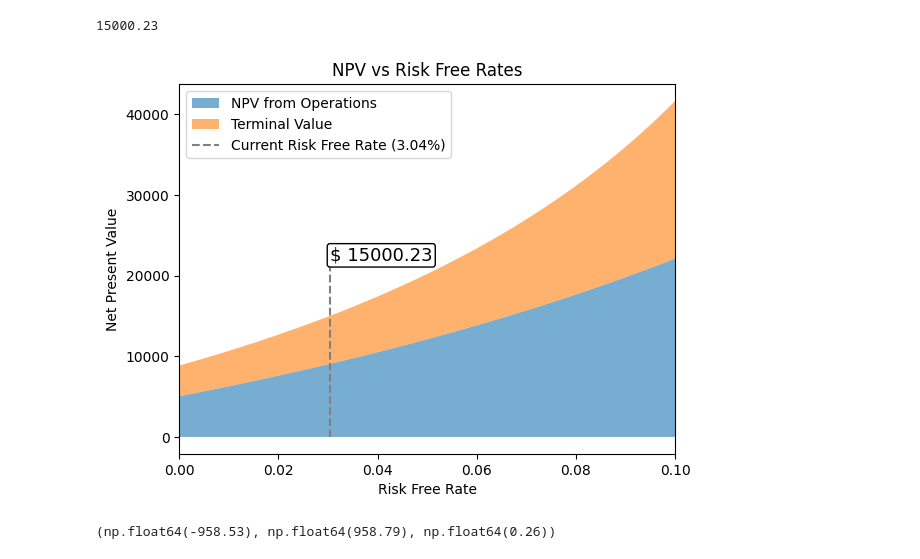
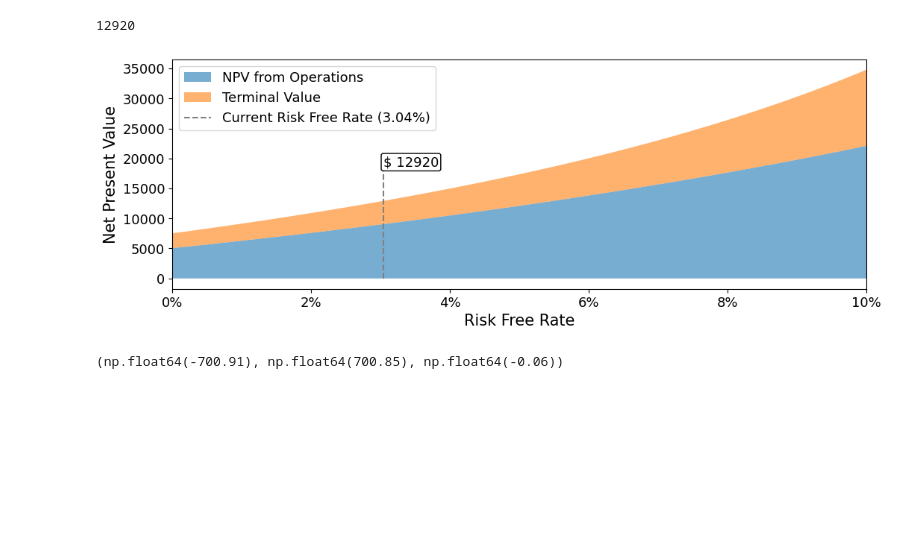
Before and after one commit to Zin9zan9/EntFi_Case_Study, a Jupyter notebook: case_study.ipynb, the cells around one changed output. Saved outputs shown, nothing was run; the diff lists cells and outputs as text; code cells hidden in the pictures; blank space fills up the shorter version.

```diff
--- a/case_study.ipynb
+++ b/case_study.ipynb
@@ -80,7 +81,7 @@ def calculate_npv(tax_rate = 0.35, investments = 18100, facility_costs = 16800,
         revenues *= (1 + revenue_growth)
 
         # Calculate Payout
-        cash_buffer = 0.05*(1+inflation_rate)*revenues
+        cash_buffer = 0.05*(1+revenue_growth)*revenues
         payout = ending_cash - cash_buffer
         starting_cash = ending_cash - payout
 
@@ -109,7 +110,7 @@ def calculate_npv(tax_rate = 0.35, investments = 18100, facility_costs = 16800,
         # print(f'NPV for year {i}: {round(npv, 2)}')
 
         if i == 9:
-            tv = payout * (1 + revenue_growth) / (wacc - revenue_growth)
+            tv = payout * (1 + revenue_growth) / (wacc - revenue_growth) * (1-tax_rate)
             tv *= cum_wacc
             # print(f'NPV without Terminal Value: {round(npv, 2)}')
             # print(f'NPV Terminal Value: {round(tv, 2)}')
@@ -245,50 +269,59 @@ operations_npv = npvs[0]
 terminal_value = npvs[1]
 
 # Specific risk free rate value at 0.0304
-total_npv_035 = calculate_npv(risk_free_rate=0.0304)[2]
+total_npv_035 = int(calculate_npv(risk_free_rate=0.0304)[2])
 print(total_npv_035)
 
 # Plot the stacked areas using risk_free_rates
+plt.figure(figsize=(12, 4))
 plt.fill_between(risk_free_rates, 0, operations_npv, label='NPV from Operations', alpha=0.6)
 plt.fill_between(risk_free_rates, operations_npv, operations_npv + terminal_value, label='Terminal Value', alpha=0.6)
 
 # Add a vertical line at risk_free_rate=0.0304
 plt.vlines(x=0.0304, ymin=0, ymax=total_npv_035 * 1.5, color='grey', linestyle='--', label='Current Risk Free Rate (3.04%)')
 
 # Add NPV at current risk free rate value label
 plt.text(
     0.0304,
     total_npv_035 * 1.5,
     r"$ " + str(total_npv_035),
     fontsize=13,
     va="center",
     bbox=dict(
         facecolor="white",
         edgecolor="black",
         boxstyle="round",
         pad=0.15
     ),
     zorder=10  # to make sure the text is on top
 )
 
 # Adding labels and title
-plt.xlabel('Risk Free Rate')
-plt.ylabel('Net Present Value')
-plt.title('NPV vs Risk Free Rates')
-plt.legend()
+plt.xlabel('Risk Free Rate', fontsize=15)
+plt.ylabel('Net Present Value', fontsize=15)
+plt.xticks(fontsize=13)
+plt.yticks(fontsize=13)
+plt.legend(fontsize=13)
+
+# Format x-ticks as percentage
+plt.legend(fontsize=13)
 
 # Set the x-axis limits to match the risk_free_rates range
 plt.xlim(0, 0.1)
+plt.gca().set_xticklabels([f'{x:.0%}' for x in plt.gca().get_xticks()])
+
+plt.savefig("NPV_Risk_Free_Rate.pdf", format="pdf", bbox_inches="tight")
+
 
 # Show plot
 plt.show()
 # %% [output]
-15000.23
+12920
-[figure, old version]
+[figure, new version]
 # %%
-calculate_npv(revenue_growth=0.029466)
+calculate_npv(revenue_growth=0.029742)
 # %% [output]
-(np.float64(-958.53), np.float64(958.79), np.float64(0.26))
+(np.float64(-700.91), np.float64(700.85), np.float64(-0.06))
 # %%
 calculate_npvs = np.vectorize(calculate_npv)
 min_lim = 0
```
Also changed, not shown: parts of 24 cells of this notebook.
